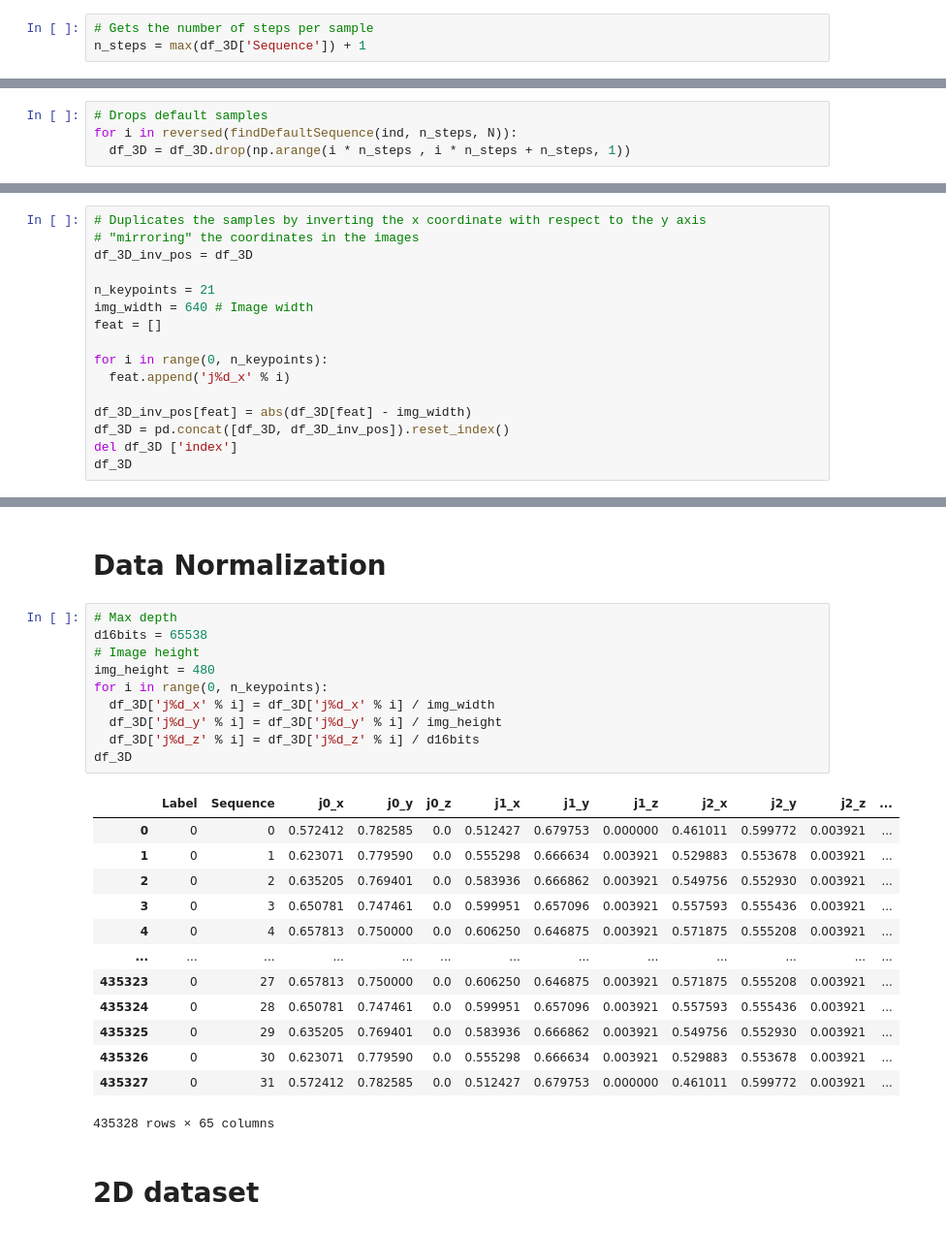
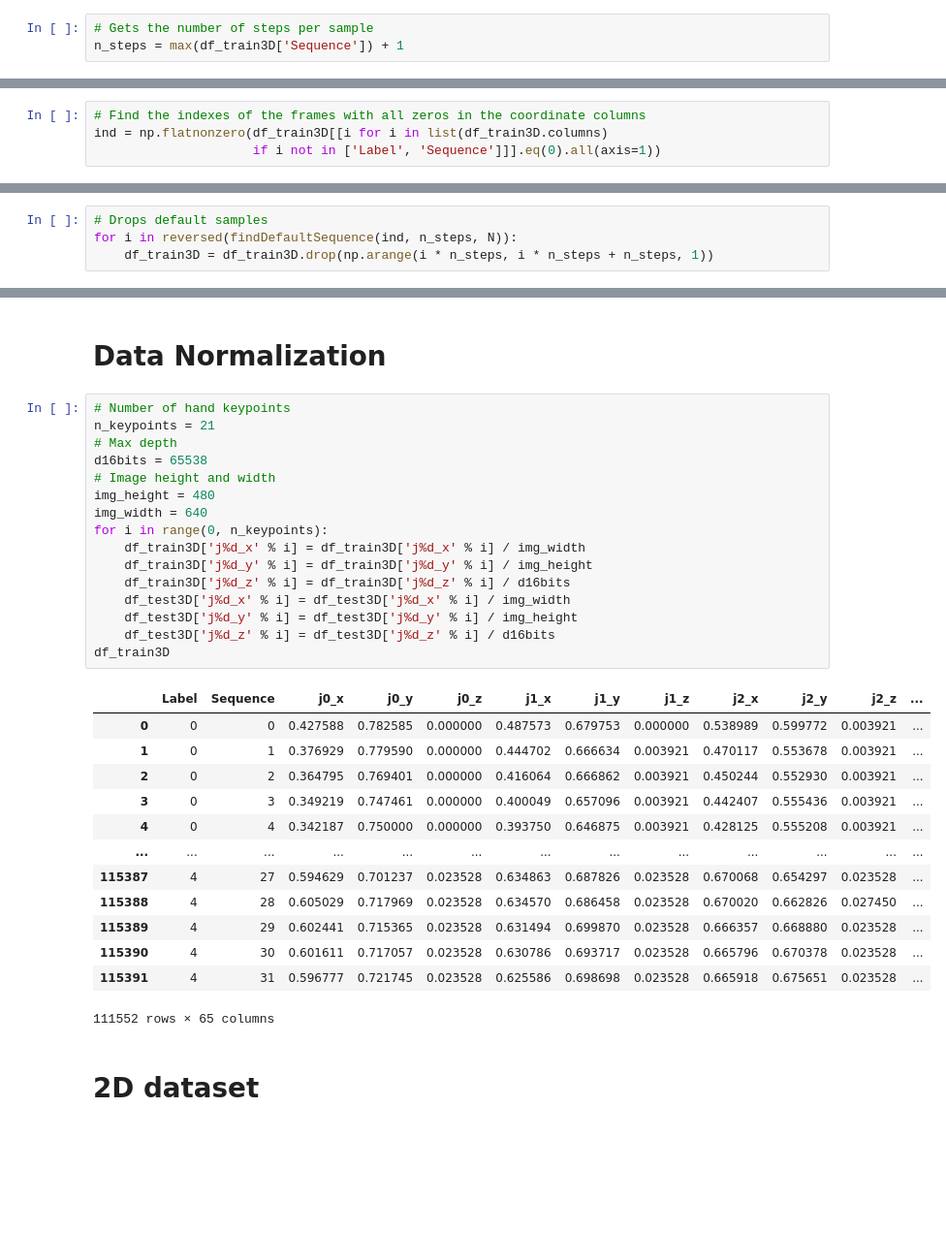
Before and after one commit to Mario-td/Hand-Gesture-Classification-with-Tensorflow-2.0, a Jupyter notebook: DataPreparation.ipynb, the cells around one changed output, grey strips where cells are left out. Shown at 97% size. Cells and saved outputs as stored; diff of their text form; blank space fills up the shorter version.

```diff
--- a/DataPreparation.ipynb
+++ b/DataPreparation.ipynb
@@ -18,8 +38,12 @@ df_3D = pd.read_csv(path + '/HandGesture3D.csv')
 # %%
 # Gets the number of steps per sample
-n_steps = max(df_3D['Sequence']) + 1
+n_steps = max(df_train3D['Sequence']) + 1
 # %% [markdown]
 # **Find defective data**
+# %%
+# Find the indexes of the frames with all zeros in the coordinate columns
+ind = np.flatnonzero(df_train3D[[i for i in list(df_train3D.columns)
+                     if i not in ['Label', 'Sequence']]].eq(0).all(axis=1))
 # %%
 # Finds out which sequences contain more than N frames
 # with all zeros in the columns
@@ -47,4 +71,4 @@ len(findDefaultSequence(ind, n_steps, N))
 # %%
 # Drops default samples
 for i in reversed(findDefaultSequence(ind, n_steps, N)):
-  df_3D = df_3D.drop(np.arange(i * n_steps , i * n_steps + n_steps, 1))
+    df_train3D = df_train3D.drop(np.arange(i * n_steps, i * n_steps + n_steps, 1))
@@ -60,16 +74,0 @@ del df_3D['index']
-# %%
-# Duplicates the samples by inverting the x coordinate with respect to the y axis
-# "mirroring" the coordinates in the images
-df_3D_inv_pos = df_3D
-
-n_keypoints = 21
-img_width = 640 # Image width
-feat = []
-
-for i in range(0, n_keypoints):
-  feat.append('j%d_x' % i)
-
-df_3D_inv_pos[feat] = abs(df_3D[feat] - img_width)
-df_3D = pd.concat([df_3D, df_3D_inv_pos]).reset_index()
-del df_3D ['index']
-df_3D
@@ -90,29 +75,35 @@ df_3D
 # %% [markdown]
 # **Data Normalization**
 # %%
+# Number of hand keypoints
+n_keypoints = 21
 # Max depth
 d16bits = 65538
-# Image height
+# Image height and width
 img_height = 480
+img_width = 640
 for i in range(0, n_keypoints):
-  df_3D['j%d_x' % i] = df_3D['j%d_x' % i] / img_width
-  df_3D['j%d_y' % i] = df_3D['j%d_y' % i] / img_height
-  df_3D['j%d_z' % i] = df_3D['j%d_z' % i] / d16bits
-df_3D
+    df_train3D['j%d_x' % i] = df_train3D['j%d_x' % i] / img_width
+    df_train3D['j%d_y' % i] = df_train3D['j%d_y' % i] / img_height
+    df_train3D['j%d_z' % i] = df_train3D['j%d_z' % i] / d16bits
+    df_test3D['j%d_x' % i] = df_test3D['j%d_x' % i] / img_width
+    df_test3D['j%d_y' % i] = df_test3D['j%d_y' % i] / img_height
+    df_test3D['j%d_z' % i] = df_test3D['j%d_z' % i] / d16bits
+df_train3D
 # %% [output]
 |  | Label | Sequence | j0_x | j0_y | j0_z | j1_x | j1_y | j1_z | j2_x | j2_y | j2_z | ... |
-| 0 | 0 | 0 | 0.572412 | 0.782585 | 0.0 | 0.512427 | 0.679753 | 0.000000 | 0.461011 | 0.599772 | 0.003921 | ... |
-| 1 | 0 | 1 | 0.623071 | 0.779590 | 0.0 | 0.555298 | 0.666634 | 0.003921 | 0.529883 | 0.553678 | 0.003921 | ... |
-| 2 | 0 | 2 | 0.635205 | 0.769401 | 0.0 | 0.583936 | 0.666862 | 0.003921 | 0.549756 | 0.552930 | 0.003921 | ... |
-| 3 | 0 | 3 | 0.650781 | 0.747461 | 0.0 | 0.599951 | 0.657096 | 0.003921 | 0.557593 | 0.555436 | 0.003921 | ... |
-| 4 | 0 | 4 | 0.657813 | 0.750000 | 0.0 | 0.606250 | 0.646875 | 0.003921 | 0.571875 | 0.555208 | 0.003921 | ... |
+| 0 | 0 | 0 | 0.427588 | 0.782585 | 0.000000 | 0.487573 | 0.679753 | 0.000000 | 0.538989 | 0.599772 | 0.003921 | ... |
+| 1 | 0 | 1 | 0.376929 | 0.779590 | 0.000000 | 0.444702 | 0.666634 | 0.003921 | 0.470117 | 0.553678 | 0.003921 | ... |
+| 2 | 0 | 2 | 0.364795 | 0.769401 | 0.000000 | 0.416064 | 0.666862 | 0.003921 | 0.450244 | 0.552930 | 0.003921 | ... |
+| 3 | 0 | 3 | 0.349219 | 0.747461 | 0.000000 | 0.400049 | 0.657096 | 0.003921 | 0.442407 | 0.555436 | 0.003921 | ... |
+| 4 | 0 | 4 | 0.342187 | 0.750000 | 0.000000 | 0.393750 | 0.646875 | 0.003921 | 0.428125 | 0.555208 | 0.003921 | ... |
 | ... | ... | ... | ... | ... | ... | ... | ... | ... | ... | ... | ... | ... |
-| 435323 | 0 | 27 | 0.657813 | 0.750000 | 0.0 | 0.606250 | 0.646875 | 0.003921 | 0.571875 | 0.555208 | 0.003921 | ... |
-| 435324 | 0 | 28 | 0.650781 | 0.747461 | 0.0 | 0.599951 | 0.657096 | 0.003921 | 0.557593 | 0.555436 | 0.003921 | ... |
-| 435325 | 0 | 29 | 0.635205 | 0.769401 | 0.0 | 0.583936 | 0.666862 | 0.003921 | 0.549756 | 0.552930 | 0.003921 | ... |
-| 435326 | 0 | 30 | 0.623071 | 0.779590 | 0.0 | 0.555298 | 0.666634 | 0.003921 | 0.529883 | 0.553678 | 0.003921 | ... |
-| 435327 | 0 | 31 | 0.572412 | 0.782585 | 0.0 | 0.512427 | 0.679753 | 0.000000 | 0.461011 | 0.599772 | 0.003921 | ... |
+| 115387 | 4 | 27 | 0.594629 | 0.701237 | 0.023528 | 0.634863 | 0.687826 | 0.023528 | 0.670068 | 0.654297 | 0.023528 | ... |
+| 115388 | 4 | 28 | 0.605029 | 0.717969 | 0.023528 | 0.634570 | 0.686458 | 0.023528 | 0.670020 | 0.662826 | 0.027450 | ... |
+| 115389 | 4 | 29 | 0.602441 | 0.715365 | 0.023528 | 0.631494 | 0.699870 | 0.023528 | 0.666357 | 0.668880 | 0.023528 | ... |
+| 115390 | 4 | 30 | 0.601611 | 0.717057 | 0.023528 | 0.630786 | 0.693717 | 0.023528 | 0.665796 | 0.670378 | 0.023528 | ... |
+| 115391 | 4 | 31 | 0.596777 | 0.721745 | 0.023528 | 0.625586 | 0.698698 | 0.023528 | 0.665918 | 0.675651 | 0.023528 | ... |
-435328 rows × 65 columns
+111552 rows × 65 columns
 # %% [markdown]
 # **2D dataset**
 # %%
```
Also changed, not shown: parts of 10 cells of this notebook.
